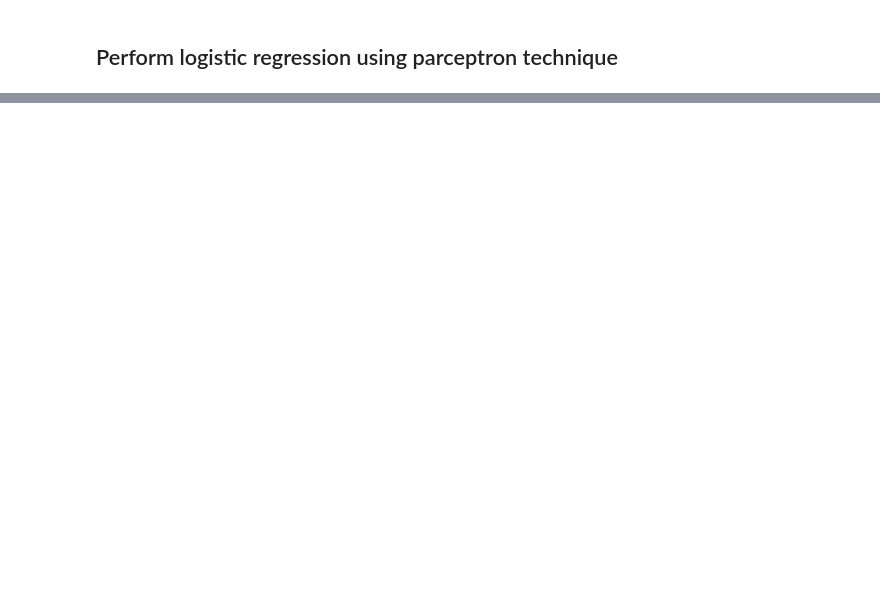
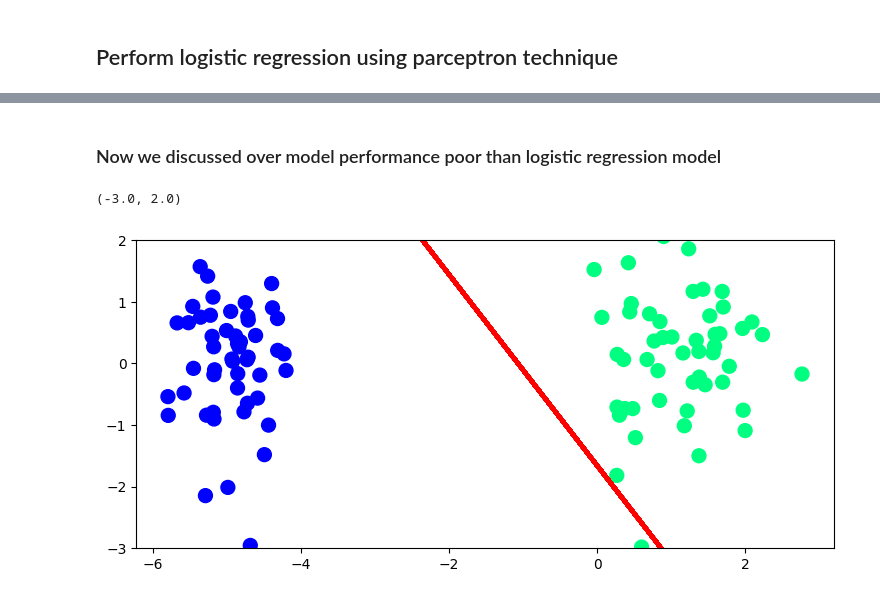
Before and after one commit to dilipsurawat/machine-learning-journey-, a Jupyter notebook: logistic_regresion_from_scretch.ipynb, the cells around one changed output, grey strips where cells are left out. Cells and saved outputs as stored; diff of their text form; code cells hidden in the pictures; blank space fills up the shorter version.

```diff
--- a/logistic_regresion_from_scretch.ipynb
+++ b/logistic_regresion_from_scretch.ipynb
@@ -89,0 +84,11 @@ plt.ylim(-3,2)
+# %% [markdown]
+### Now we discussed over model performance poor than logistic regression model
+# %%
+# 2.1
+plt.figure(figsize=(9,4))
+plt.plot(x_input,y_input,color='red',linewidth=3)
+plt.scatter(X[:,0],X[:,1],c=y,cmap='winter',s=100)
+plt.ylim(-3,2)
+# %% [output]
+(-3.0, 2.0)
+[figure, added]
```
Also changed, not shown: parts of 16 cells of this notebook.
